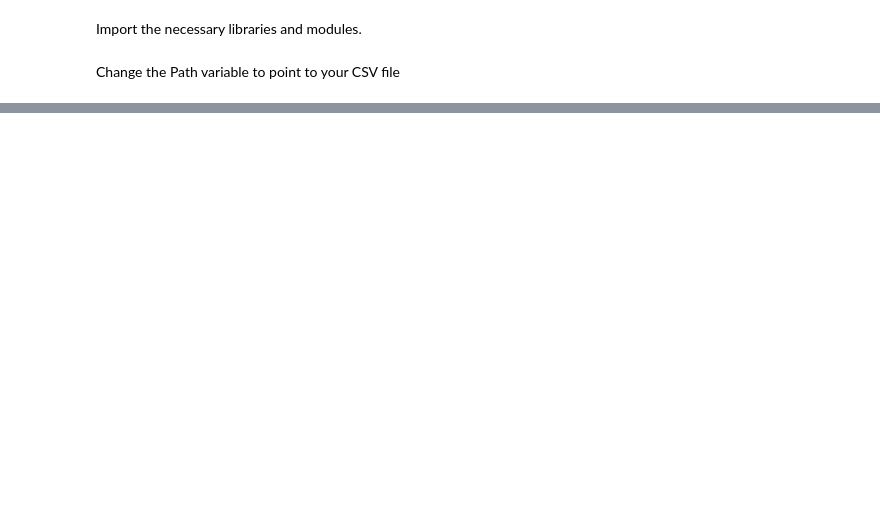
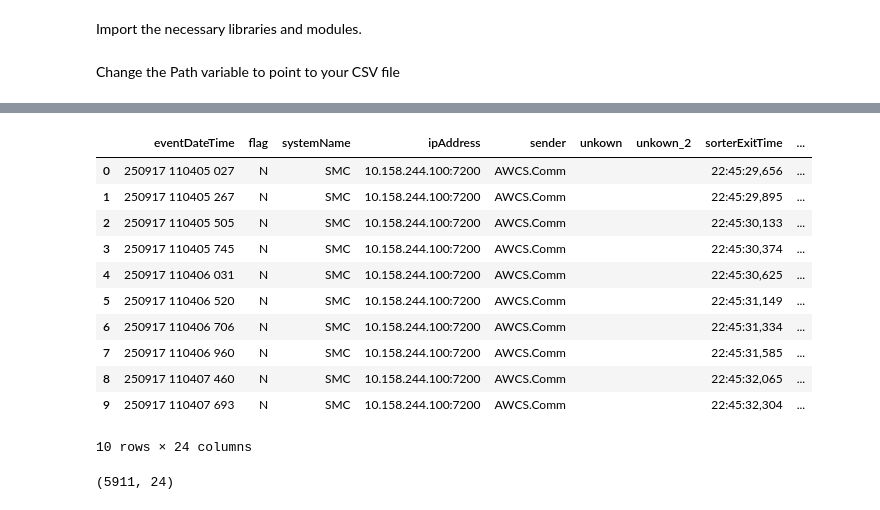
Before and after one commit to codesonicx/Amazon_ORF5_Analytics, a Jupyter notebook: S04_Check.ipynb, the cells around one changed output, grey strips where cells are left out. Drawn from its saved outputs; the diff is of its cells as text; code cells hidden in the pictures; blank space fills up the shorter version.

```diff
--- a/S04_Check.ipynb
+++ b/S04_Check.ipynb
@@ -35 +43,8 @@ df.head()
+# %%
+# Rename original df columns
+df.columns = [
+    "eventDateTime", "flag", "systemName", "ipAddress", "sender", "unkown",
+    "unkown_2", "sorterExitTime", "machineCode", "unitID", "sequenceNo",
+    "rawMessage"
+]
 # %%
@@ -435,0 +108,20 @@ s04_long.head(15)
+# %%
+# Function to parse array-like strings and return the first element
+def first_element(val):
+    if isinstance(val, str) and val.startswith("[") and val.endswith("]"):
+        try:
+            # Try to parse safely into Python list
+            parsed = ast.literal_eval(val)
+            if isinstance(parsed, list) and parsed:
+                return parsed[0]
+        except:
+            # If literal_eval fails (e.g. strings without quotes like [Used,FromAwcs])
+            parts = [x.strip() for x in val.strip("[]").split(",")]
+            return parts[0] if parts else val
+    return val
+
+# Apply to your target columns
+for col in ["requestedDestMCID", "sortCode", "requestedDestStatus"]:
+    df_expanded[col] = df_expanded[col].apply(first_element)
+
+df_expanded.head()
@@ -435,0 +135,25 @@ s04_long.head(15)
+# %%
+# Drop the old structured column
+df_clean = df.drop(columns=["rawMessage"])
+
+# Merge with expanded dataframe
+final_df = pd.concat([df_clean, df_expanded], axis=1)
+
+final_df.head(10)
+# %% [output]
+|  | eventDateTime | flag | systemName | ipAddress | sender | unkown | unkown_2 | sorterExitTime | ... |
+| 0 | 250917 110405 027 | N | SMC | 10.158.244.100:7200 | AWCS.Comm |  |  | 22:45:29,656 | ... |
+| 1 | 250917 110405 267 | N | SMC | 10.158.244.100:7200 | AWCS.Comm |  |  | 22:45:29,895 | ... |
+| 2 | 250917 110405 505 | N | SMC | 10.158.244.100:7200 | AWCS.Comm |  |  | 22:45:30,133 | ... |
+| 3 | 250917 110405 745 | N | SMC | 10.158.244.100:7200 | AWCS.Comm |  |  | 22:45:30,374 | ... |
+| 4 | 250917 110406 031 | N | SMC | 10.158.244.100:7200 | AWCS.Comm |  |  | 22:45:30,625 | ... |
+| 5 | 250917 110406 520 | N | SMC | 10.158.244.100:7200 | AWCS.Comm |  |  | 22:45:31,149 | ... |
+| 6 | 250917 110406 706 | N | SMC | 10.158.244.100:7200 | AWCS.Comm |  |  | 22:45:31,334 | ... |
+| 7 | 250917 110406 960 | N | SMC | 10.158.244.100:7200 | AWCS.Comm |  |  | 22:45:31,585 | ... |
+| 8 | 250917 110407 460 | N | SMC | 10.158.244.100:7200 | AWCS.Comm |  |  | 22:45:32,065 | ... |
+| 9 | 250917 110407 693 | N | SMC | 10.158.244.100:7200 | AWCS.Comm |  |  | 22:45:32,304 | ... |
+10 rows × 24 columns
+# %%
+final_df.shape
+# %% [output]
+(5911, 24)
```
Also changed, not shown: parts of 19 cells of this notebook.
